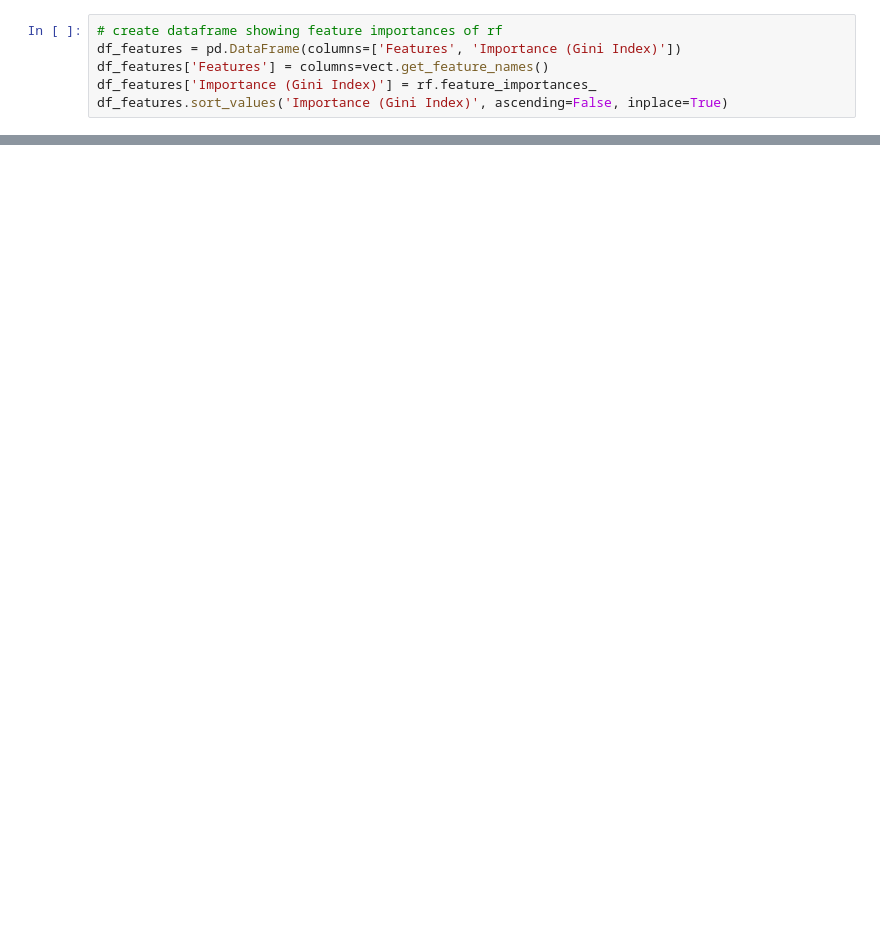
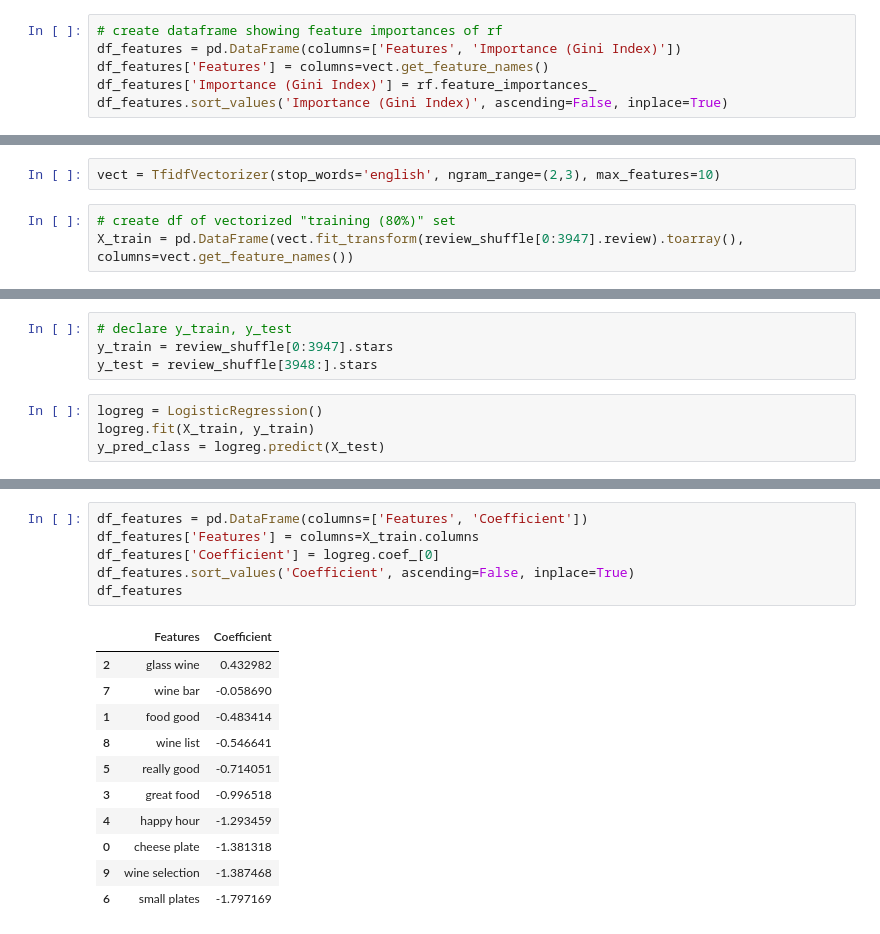
Before and after one commit to jerzeyguy384/nlpsideproject, a Jupyter notebook: yelp-dc-wine-analysis.ipynb, the cells around one changed output, grey strips where cells are left out. Saved outputs shown, nothing was run; the diff lists cells and outputs as text; blank space fills up the shorter version.

```diff
--- a/yelp-dc-wine-analysis.ipynb
+++ b/yelp-dc-wine-analysis.ipynb
@@ -1837,0 +1970,5 @@ plt.title("Most Distinguishing Words Between Good Yelp Reviews and Bad Yelp Revi
+# %%
+vect = TfidfVectorizer(stop_words='english', ngram_range=(2,3), max_features=10)
+# %%
+# create df of vectorized "training (80%)" set
+X_train = pd.DataFrame(vect.fit_transform(review_shuffle[0:3947].review).toarray(), columns=vect.get_feature_names())
@@ -1837,0 +1978,8 @@ plt.title("Most Distinguishing Words Between Good Yelp Reviews and Bad Yelp Revi
+# %%
+# declare y_train, y_test
+y_train = review_shuffle[0:3947].stars
+y_test = review_shuffle[3948:].stars
+# %%
+logreg = LogisticRegression()
+logreg.fit(X_train, y_train)
+y_pred_class = logreg.predict(X_test)
@@ -1837,0 +1993,18 @@ plt.title("Most Distinguishing Words Between Good Yelp Reviews and Bad Yelp Revi
+# %%
+df_features = pd.DataFrame(columns=['Features', 'Coefficient'])
+df_features['Features'] = columns=X_train.columns
+df_features['Coefficient'] = logreg.coef_[0]
+df_features.sort_values('Coefficient', ascending=False, inplace=True)
+df_features
+# %% [output]
+|  | Features | Coefficient |
+| 2 | glass wine | 0.432982 |
+| 7 | wine bar | -0.058690 |
+| 1 | food good | -0.483414 |
+| 8 | wine list | -0.546641 |
+| 5 | really good | -0.714051 |
+| 3 | great food | -0.996518 |
+| 4 | happy hour | -1.293459 |
+| 0 | cheese plate | -1.381318 |
+| 9 | wine selection | -1.387468 |
+| 6 | small plates | -1.797169 |
```
Also changed, not shown: parts of 42 cells of this notebook.
